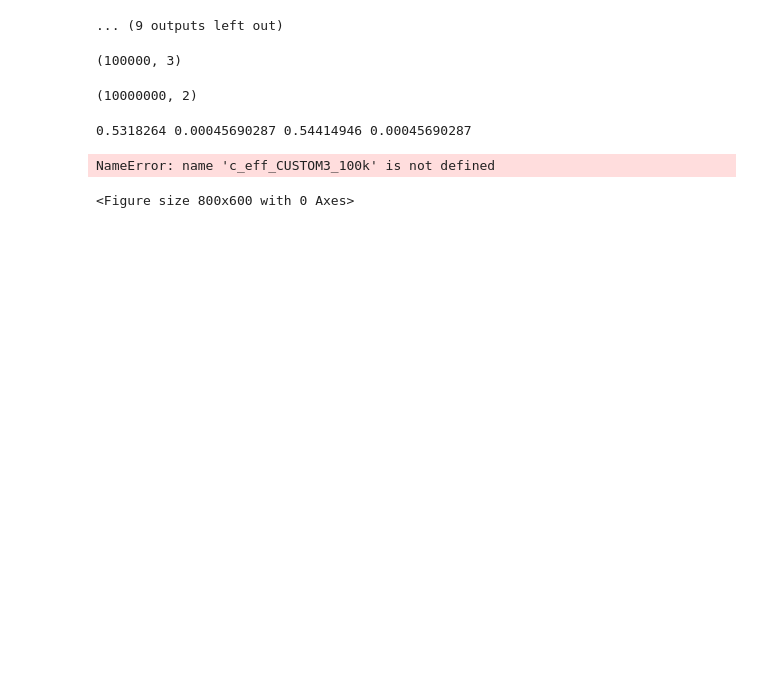
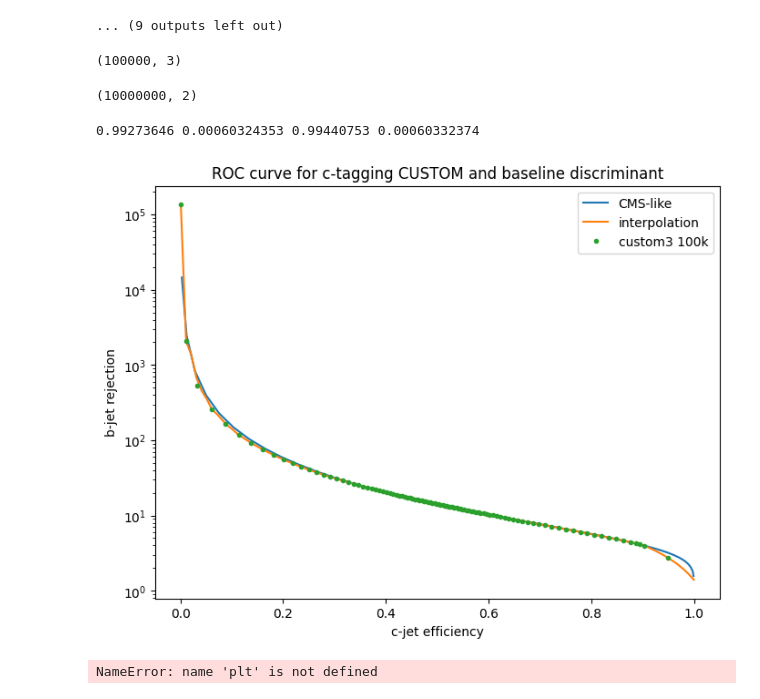
Before and after one commit to hairlessdevil/custom, a Jupyter notebook: custom_proto.ipynb, the cells around one changed output. Drawn from its saved outputs; the diff is of its cells as text; code cells hidden in the pictures; blank space fills up the shorter version.

```diff
--- a/custom_proto.ipynb
+++ b/custom_proto.ipynb
@@ -1359,7 +1424,7 @@ class custom3(nn.Module):
         x = nn.ReLU()(self.input(x))
         x = nn.Tanh()(self.layer0(x))
         x = nn.ReLU()(self.layer1(x))
-        x = nn.Dropout(p=0.2)(x)
+        x = nn.Dropout(p=0.4)(x)
         x = nn.Tanh()(self.layer2(x))
         output = nn.Sigmoid()(self.output(x))
         return output
@@ -1367,7 +1432,10 @@ class custom3(nn.Module):
 #prepare training dataset
 torch.manual_seed(114514)
 X_train_3, y_train_3 = X_train_full_3[110000:210000, :], y_train_full_3[110000:210000]
-X_train_3[:, 2] = X_train_3[:, 1]/(X_train_3[:, 0]+X_train_3[:, 1])
+#X_train_3[:, 2] = X_train_3[:, 1]/(X_train_3[:, 0]+X_train_3[:, 1])
+X_train_3[:, 2] = X_train_3[:, 1]/((X_train_3[:, 0]) + X_train_3[:, 1])
+X_3_mean, X_3_std = np.mean(X_train_3, axis = 0), np.std(X_train_3, axis = 0)
+X_train_3 = (X_train_3-X_3_mean)/X_3_std
 
 dataset_train_3 = torch.utils.data.TensorDataset(torch.from_numpy(X_train_3), torch.from_numpy(y_train_3))
 dataset_vali_3 = torch.utils.data.TensorDataset(torch.from_numpy(X_vali_3), torch.from_numpy(y_vali_3))
@@ -1529,22 +1597,39 @@ c_CUSTOM3_100k = pred_label3_100k[pred_label3_100k[:, 1] == 1]
 b_len, c_len = b_CUSTOM3_100k.shape[0], c_CUSTOM3_100k.shape[0]
 print(np.max(b_CUSTOM3_100k[:,0]), np.min(b_CUSTOM3_100k[:,0]), np.max(c_CUSTOM3_100k[:,0]), np.min(c_CUSTOM3_100k[:,0]))
 
-thresh_CUSTOM3_100k = np.linspace(0.001, 0.998, 100)
+thresh_CUSTOM3_100k = np.linspace(0.001, 0.99, 100)
 b_eff_CUSTOM3_100k = np.array([np.count_nonzero((b_CUSTOM3_100k[:, 0] > thresh)) for thresh in thresh_CUSTOM3_100k])/b_len
 c_eff_CUSTOM3_100k = np.array([np.count_nonzero((c_CUSTOM3_100k[:, 0] > thresh)) for thresh in thresh_CUSTOM3_100k])/c_len
 b_rej_CUSTOM3_100k = 1/b_eff_CUSTOM3_100k
 # %% [output]
-0.5318264 0.00045690287 0.54414946 0.00045690287
+0.99273646 0.00060324353 0.99440753 0.00060332374
+# %%
+f_custom3_100k = interp1d(c_eff_CUSTOM3_100k, b_rej_CUSTOM3_100k, kind = "slinear", fill_value= "extrapolate")
+x_space = np.linspace(0.001, 0.9999, 100)
+plt.figure(figsize=(8,6), dpi=100)
+
+#plt.plot(c_eff_ATLAS, b_rej_ATLAS, ".", label = "ATLAS-like")
+plt.plot(c_eff_CMS, b_rej_CMS, label = "CMS-like")
+plt.plot(x_space, f_custom3_100k(x_space), label = "interpolation")
+plt.plot(c_eff_CUSTOM3_100k, b_rej_CUSTOM3_100k, ".", label = "custom3 100k")
+plt.yscale("log", base = 10)
+plt.xlabel("c-jet efficiency")
+plt.ylabel("b-jet rejection")
+plt.title("ROC curve for c-tagging CUSTOM and baseline discriminant")
+plt.legend()
+plt.show()
+# %% [output]
+[figure, added]
 # %%
 plt.figure(figsize=(8,6), dpi=100)
 #plt.plot(c_eff_CUSTOM1_10k, b_rej_CUSTOM1_10k, ".", label = "CUSTOM1 10k training")
 #plt.plot(c_eff_CUSTOM1_10k_rw, b_rej_CUSTOM1_10k_rw, ".", label = "CUSTOM1 100k training \n with reweighting")
 #plt.plot(c_eff_CUSTOM1_100k, b_rej_CUSTOM1_100k, ".", label = "CUSTOM1 100k training")
-#plt.plot(c_eff_CUSTOM2_100k, b_rej_CUSTOM2_100k, "-", label = "CUSTOM2 100k training")
+#plt.plot(c_eff_CUSTOM2_100k, b_rej_CUSTOM2_100k, ".", label = "CUSTOM2 100k training")
 plt.plot(c_eff_CUSTOM3_100k, b_rej_CUSTOM3_100k, ".", label = "CUSTOM3 100k training")
 #plt.plot(c_eff_pc, b_rej_pc, label = "pc only")
 plt.plot(c_eff_ATLAS, b_rej_ATLAS,  label = "ATLAS-like")
-#plt.plot(c_eff_CMS, b_rej_CMS, label = "CMS-like")
+plt.plot(c_eff_CMS, b_rej_CMS, label = "CMS-like")
 plt.yscale("log", base = 10)
 plt.xlabel("c-jet efficiency")
 plt.ylabel("b-jet rejection")
@@ -1552,5 +1637,4 @@ plt.title("ROC curve for c-tagging CUSTOM and baseline discriminant")
 plt.legend()
 plt.show()
 # %% [output]
-NameError: name 'c_eff_CUSTOM3_100k' is not defined
+NameError: name 'plt' is not defined
-<Figure size 800x600 with 0 Axes>
```
Also changed, not shown: parts of 12 cells of this notebook.
